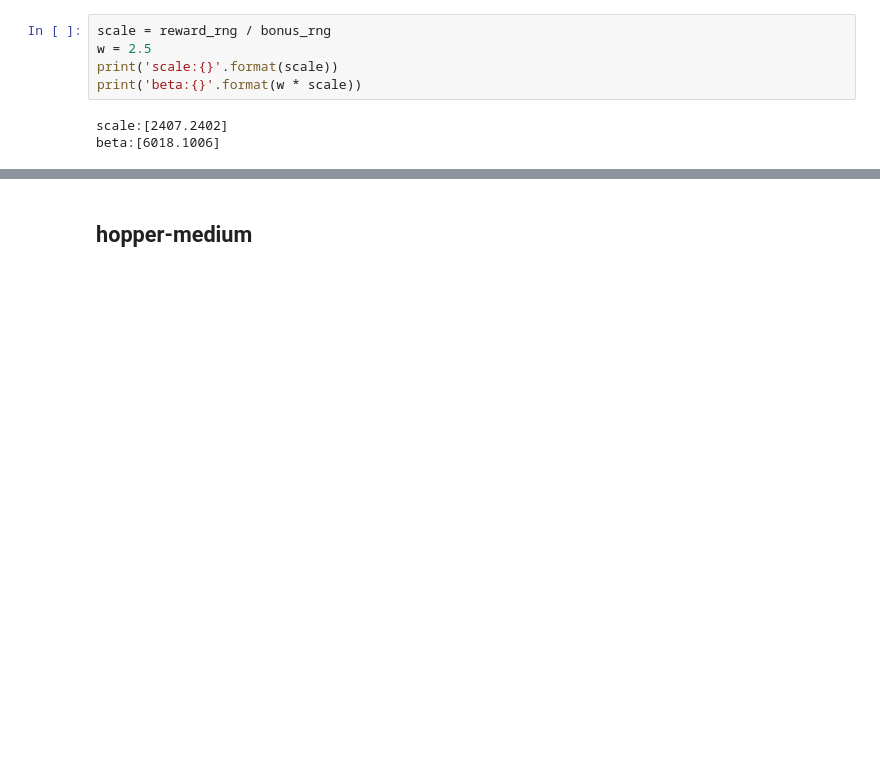
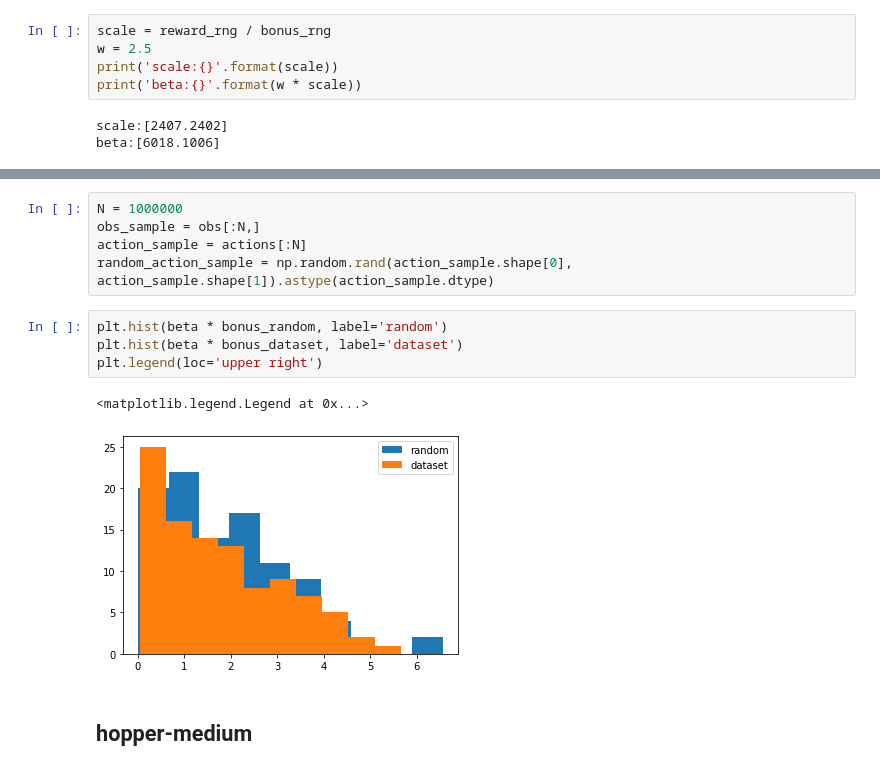
Before and after one commit to shidilrzf/continuous_rnd, a Jupyter notebook: sac/examples/notebooks/beta.ipynb, the cells around one changed output, grey strips where cells are left out. Cells and saved outputs as stored; diff of their text form; blank space fills up the shorter version.

```diff
--- a/sac/examples/notebooks/beta.ipynb
+++ b/sac/examples/notebooks/beta.ipynb
@@ -99,3 +121,15 @@ beta:[6018.1006]
+# %%
+N = 1000000
+obs_sample = obs[:N,]
+action_sample = actions[:N]
+random_action_sample = np.random.rand(action_sample.shape[0], action_sample.shape[1]).astype(action_sample.dtype)
+# %%
+plt.hist(beta * bonus_random, label='random')
+plt.hist(beta * bonus_dataset, label='dataset')
+plt.legend(loc='upper right')
+# %% [output]
+<matplotlib.legend.Legend at 0x...>
+[figure, added]
 # %% [markdown]
 ## hopper-medium
 # %%
```
Also changed, not shown: parts of 18 cells of this notebook.
